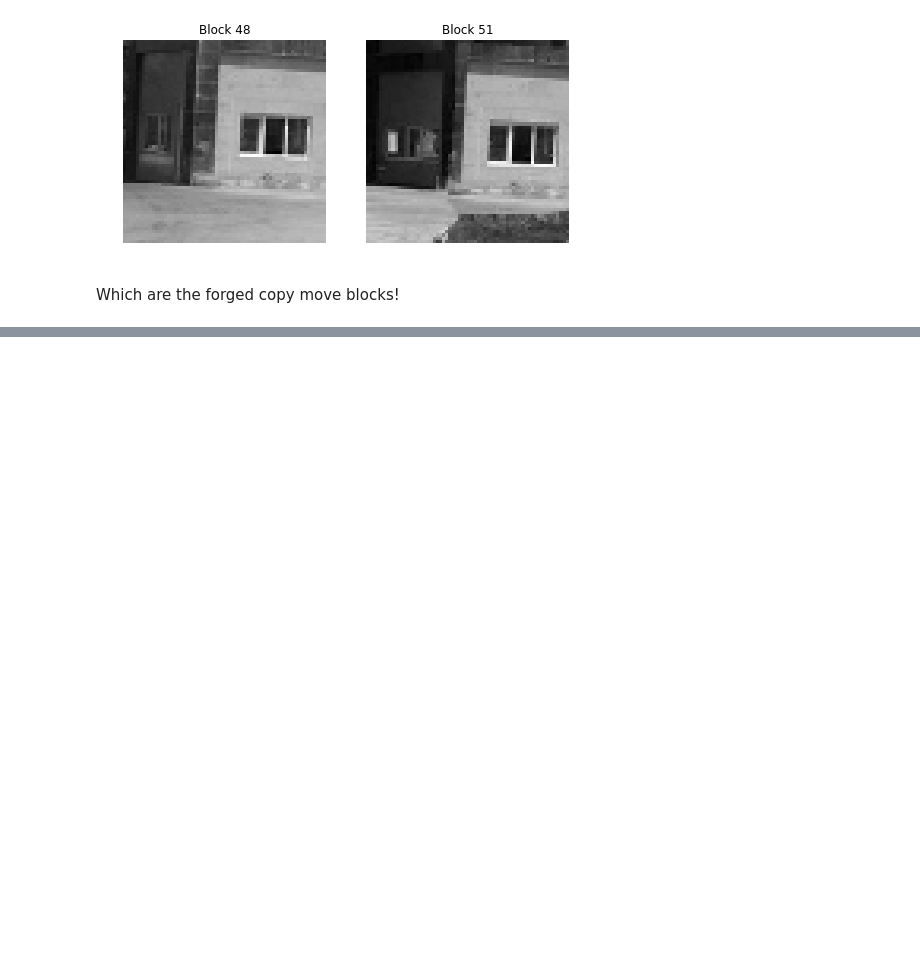
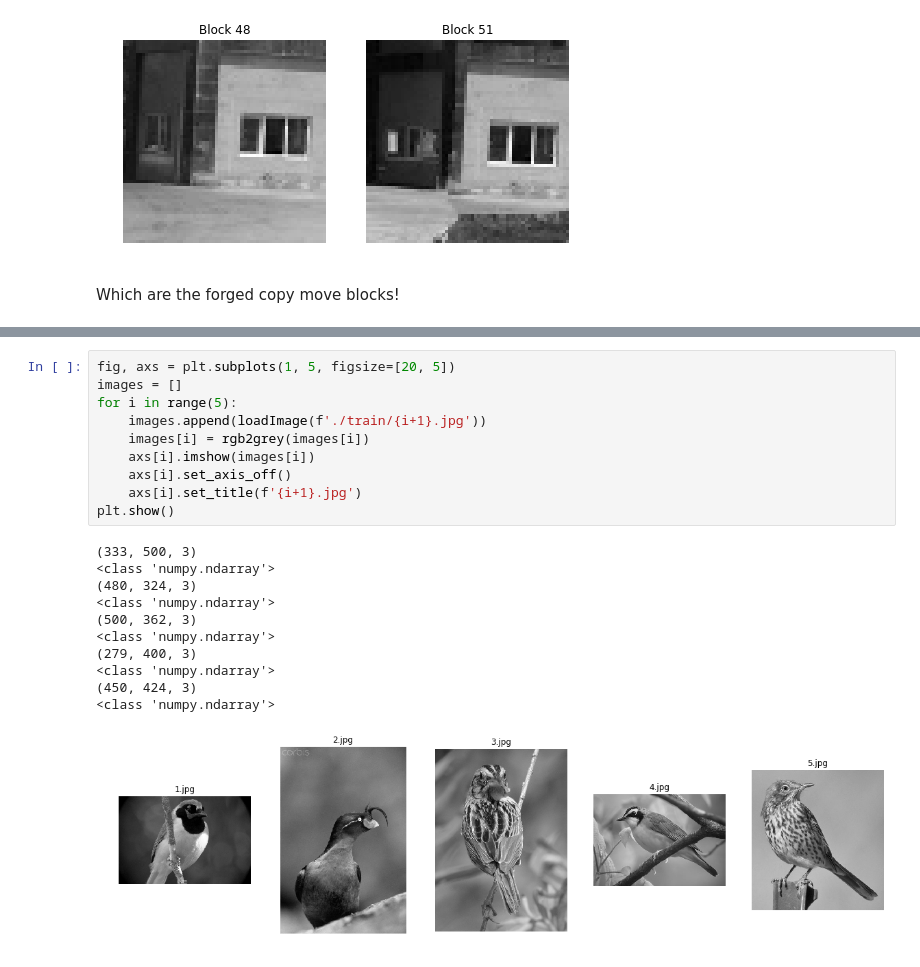
Before and after one commit to Af4rinz/CV-Codelets, a Jupyter notebook: 6-Wavelet.ipynb, the cells around one changed output, grey strips where cells are left out. Saved outputs shown, nothing was run; the diff lists cells and outputs as text; blank space fills up the shorter version.

```diff
--- a/6-Wavelet.ipynb
+++ b/6-Wavelet.ipynb
@@ -307,0 +324,22 @@ Which are the forged copy move blocks!
+# %%
+fig, axs = plt.subplots(1, 5, figsize=[20, 5])
+images = []
+for i in range(5):
+    images.append(loadImage(f'./train/{i+1}.jpg'))
+    images[i] = rgb2grey(images[i])
+    axs[i].imshow(images[i])
+    axs[i].set_axis_off()
+    axs[i].set_title(f'{i+1}.jpg')
+plt.show()
+# %% [output]
+(333, 500, 3)
+<class 'numpy.ndarray'>
+(480, 324, 3)
+<class 'numpy.ndarray'>
+(500, 362, 3)
+<class 'numpy.ndarray'>
+(279, 400, 3)
+<class 'numpy.ndarray'>
+(450, 424, 3)
+<class 'numpy.ndarray'>
+[figure, added]
```
Also changed, not shown: parts of 23 cells of this notebook.
